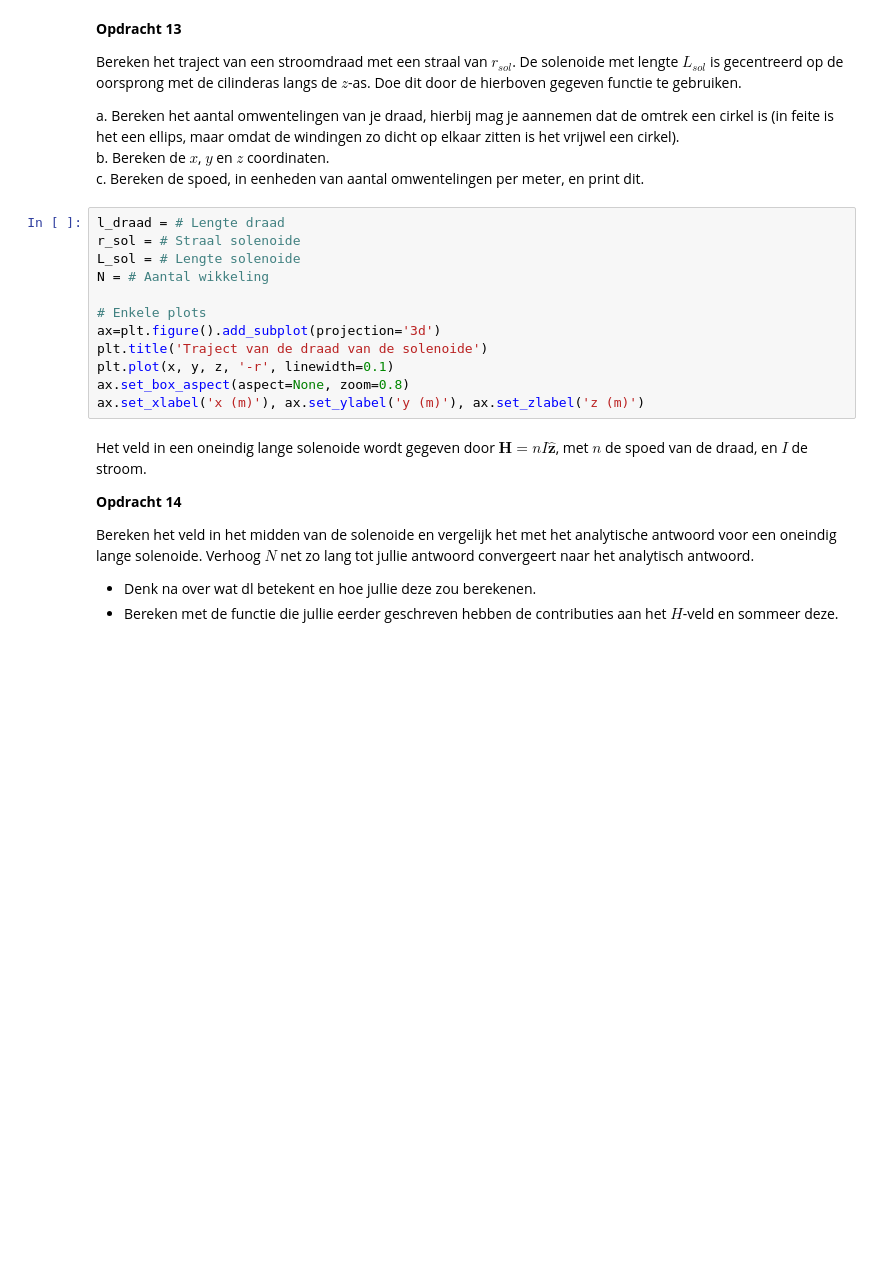
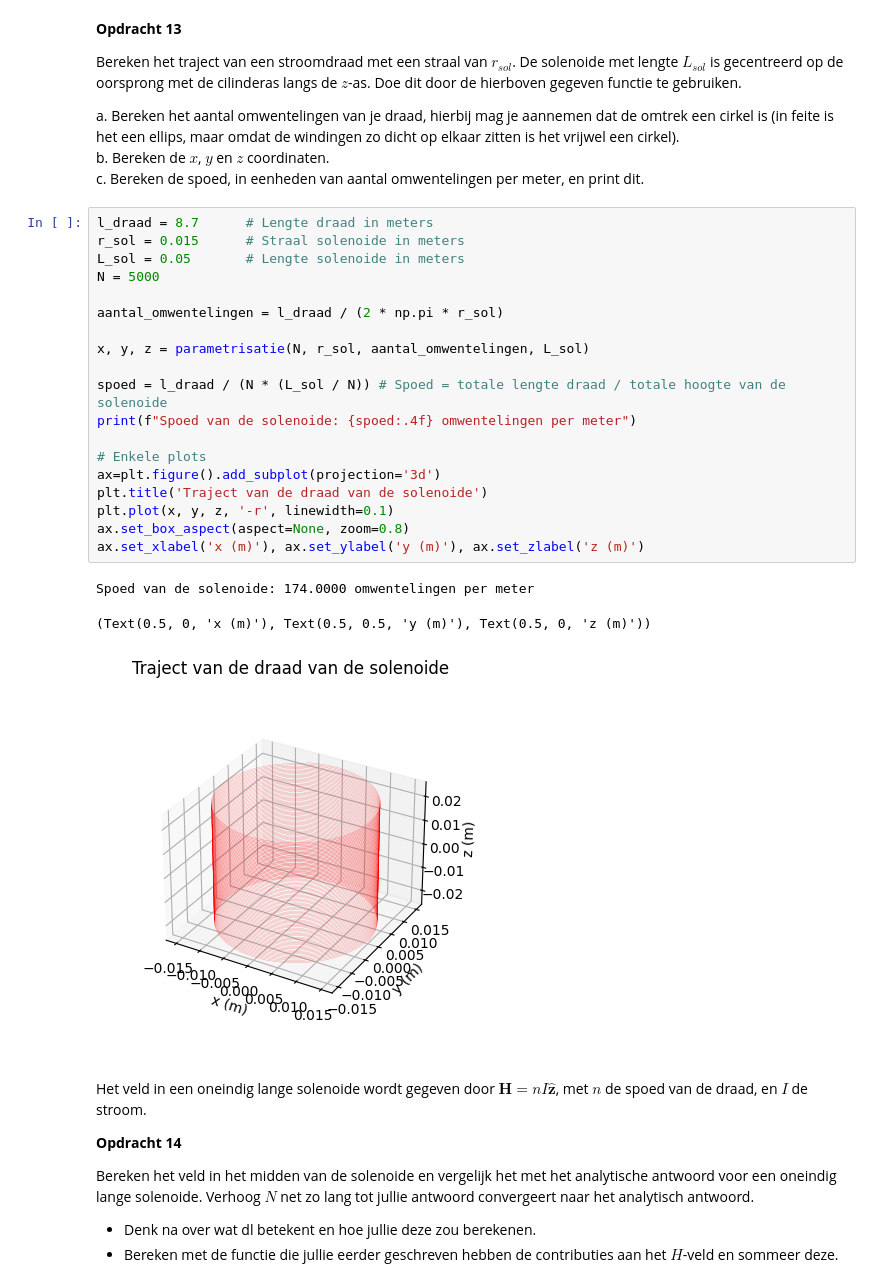
Before and after one commit to tak-max/opdrachten-DEF-D, a Jupyter notebook: DigitaleOntwerpopdrachten/1CondensatorOpdracht/KrachtactuatorOpdracht.ipynb, the cells around one changed output. Drawn from its saved outputs; the diff is of its cells as text; blank space fills up the shorter version.

```diff
--- a/DigitaleOntwerpopdrachten/1CondensatorOpdracht/KrachtactuatorOpdracht.ipynb
+++ b/DigitaleOntwerpopdrachten/1CondensatorOpdracht/KrachtactuatorOpdracht.ipynb
@@ -484,17 +484,28 @@ a. Bereken het aantal omwentelingen van je draad, hierbij mag je aannemen dat de
 b. Bereken de $x$, $y$ en $z$ coordinaten.\
 c. Bereken de spoed, in eenheden van aantal omwentelingen per meter, en print dit.
 # %%
-l_draad = # Lengte draad
-r_sol = # Straal solenoide
-L_sol = # Lengte solenoide
-N = # Aantal wikkeling
+l_draad = 8.7      # Lengte draad in meters
+r_sol = 0.015      # Straal solenoide in meters
+L_sol = 0.05       # Lengte solenoide in meters
+N = 5000
+
+aantal_omwentelingen = l_draad / (2 * np.pi * r_sol)
+
+x, y, z = parametrisatie(N, r_sol, aantal_omwentelingen, L_sol)
+
+spoed = l_draad / (N * (L_sol / N)) # Spoed = totale lengte draad / totale hoogte van de solenoide
+print(f"Spoed van de solenoide: {spoed:.4f} omwentelingen per meter")
 
 # Enkele plots
 ax=plt.figure().add_subplot(projection='3d')
 plt.title('Traject van de draad van de solenoide')
 plt.plot(x, y, z, '-r', linewidth=0.1)
 ax.set_box_aspect(aspect=None, zoom=0.8)
 ax.set_xlabel('x (m)'), ax.set_ylabel('y (m)'), ax.set_zlabel('z (m)')
+# %% [output]
+Spoed van de solenoide: 174.0000 omwentelingen per meter
+(Text(0.5, 0, 'x (m)'), Text(0.5, 0.5, 'y (m)'), Text(0.5, 0, 'z (m)'))
+[figure, added]
 # %% [markdown]
 Het veld in een oneindig lange solenoide wordt gegeven door $\mathbf{H} = n I \hat{\mathbf{z}}$, met $n$ de spoed van de draad, en $I$ de stroom.
 
```
Also changed, not shown: parts of 4 cells of this notebook.
